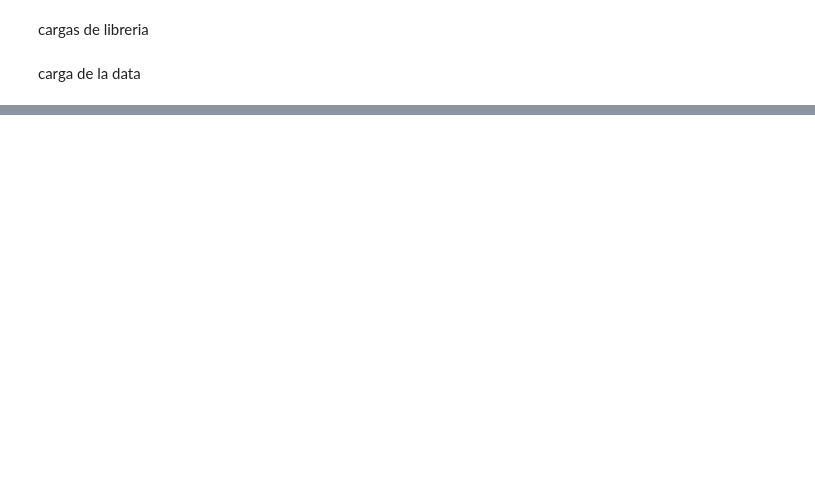
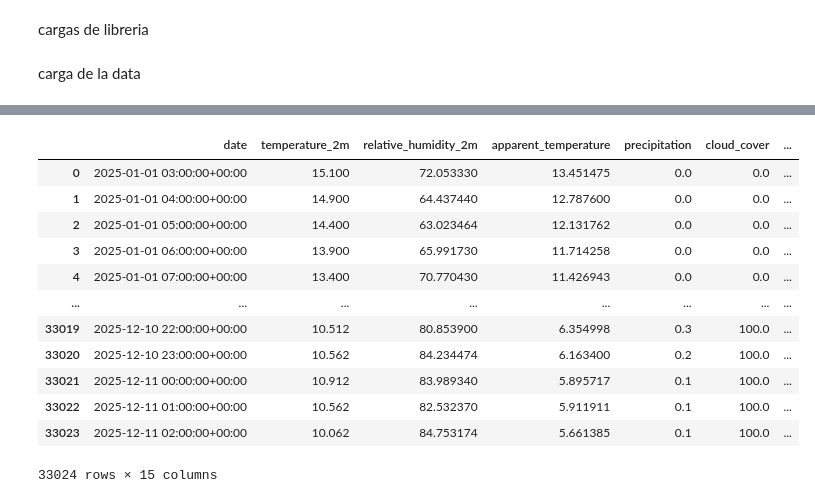
Before and after one commit to DiegoJimenez2003/MineriaDeDatos, a Jupyter notebook: NotebookMineria.ipynb, the cells around one changed output, grey strips where cells are left out. Cells and saved outputs as stored; diff of their text form; code cells hidden in the pictures; blank space fills up the shorter version.

```diff
--- a/NotebookMineria.ipynb
+++ b/NotebookMineria.ipynb
@@ -27,0 +27,17 @@ data_clima_2025_fin     [ <=>                ] 217.65K  --.-KB/s    in 0.02s
+# %%
+data_frame = pd.read_csv("data_clima_2025_final.csv")
+data_frame
+# %% [output]
+|  | date | temperature_2m | relative_humidity_2m | apparent_temperature | precipitation | cloud_cover | ... |
+| 0 | 2025-01-01 03:00:00+00:00 | 15.100 | 72.053330 | 13.451475 | 0.0 | 0.0 | ... |
+| 1 | 2025-01-01 04:00:00+00:00 | 14.900 | 64.437440 | 12.787600 | 0.0 | 0.0 | ... |
+| 2 | 2025-01-01 05:00:00+00:00 | 14.400 | 63.023464 | 12.131762 | 0.0 | 0.0 | ... |
+| 3 | 2025-01-01 06:00:00+00:00 | 13.900 | 65.991730 | 11.714258 | 0.0 | 0.0 | ... |
+| 4 | 2025-01-01 07:00:00+00:00 | 13.400 | 70.770430 | 11.426943 | 0.0 | 0.0 | ... |
+| ... | ... | ... | ... | ... | ... | ... | ... |
+| 33019 | 2025-12-10 22:00:00+00:00 | 10.512 | 80.853900 | 6.354998 | 0.3 | 100.0 | ... |
+| 33020 | 2025-12-10 23:00:00+00:00 | 10.562 | 84.234474 | 6.163400 | 0.2 | 100.0 | ... |
+| 33021 | 2025-12-11 00:00:00+00:00 | 10.912 | 83.989340 | 5.895717 | 0.1 | 100.0 | ... |
+| 33022 | 2025-12-11 01:00:00+00:00 | 10.562 | 82.532370 | 5.911911 | 0.1 | 100.0 | ... |
+| 33023 | 2025-12-11 02:00:00+00:00 | 10.062 | 84.753174 | 5.661385 | 0.1 | 100.0 | ... |
+33024 rows × 15 columns
```
Also changed, not shown: parts of 4 cells of this notebook.
